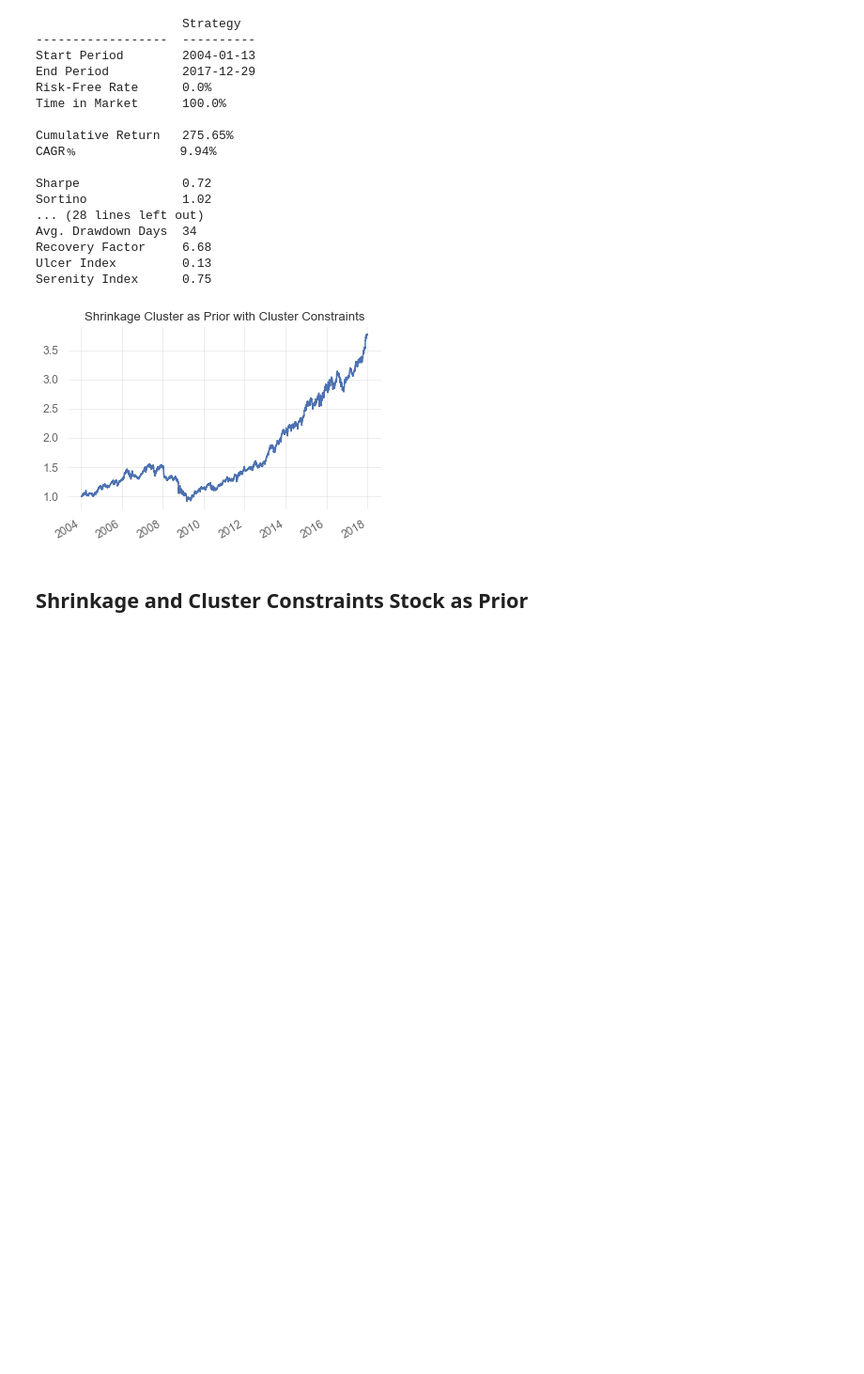
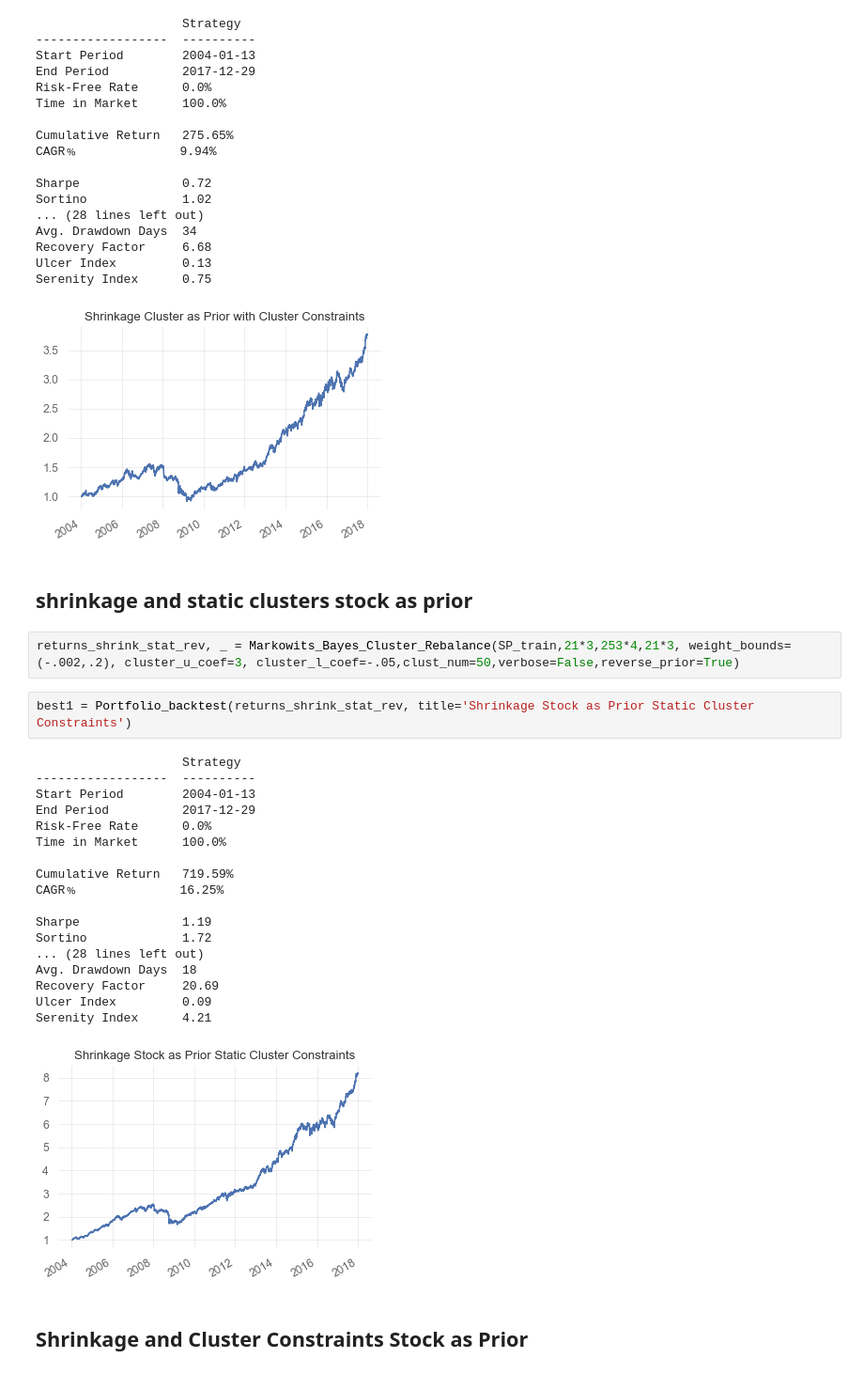
Before and after one commit to thEKurz/Opt_Modeling, a Jupyter notebook: Optimization_Clustering_bayesian_update_EK.ipynb, the cells around one changed output. Shown at 94% size. Saved outputs shown, nothing was run; the diff lists cells and outputs as text; blank space fills up the shorter version.

Commit message:
adding some images

```diff
--- a/Optimization_Clustering_bayesian_update_EK.ipynb
+++ b/Optimization_Clustering_bayesian_update_EK.ipynb
@@ -572,6 +572,31 @@ Recovery Factor     6.68
 Ulcer Index         0.13
 Serenity Index      0.75
 [figure]
+# %% [markdown]
+## shrinkage and static clusters stock as prior
+# %%
+returns_shrink_stat_rev, _ = Markowits_Bayes_Cluster_Rebalance(SP_train,21*3,253*4,21*3, weight_bounds=(-.002,.2), cluster_u_coef=3, cluster_l_coef=-.05,clust_num=50,verbose=False,reverse_prior=True)
+# %%
+best1 = Portfolio_backtest(returns_shrink_stat_rev, title='Shrinkage Stock as Prior Static Cluster Constraints')
+# %% [output]
+                    Strategy
+------------------  ----------
+Start Period        2004-01-13
+End Period          2017-12-29
+Risk-Free Rate      0.0%
+Time in Market      100.0%
+
+Cumulative Return   719.59%
+CAGR﹪              16.25%
+
+Sharpe              1.19
+Sortino             1.72
+... (28 lines left out)
+Avg. Drawdown Days  18
+Recovery Factor     20.69
+Ulcer Index         0.09
+Serenity Index      4.21
+[figure, added]
 # %% [markdown]
 ## Shrinkage and Cluster Constraints Stock as Prior
 # %%
```
Also changed, not shown: parts of 42 cells of this notebook, 5 other files.
